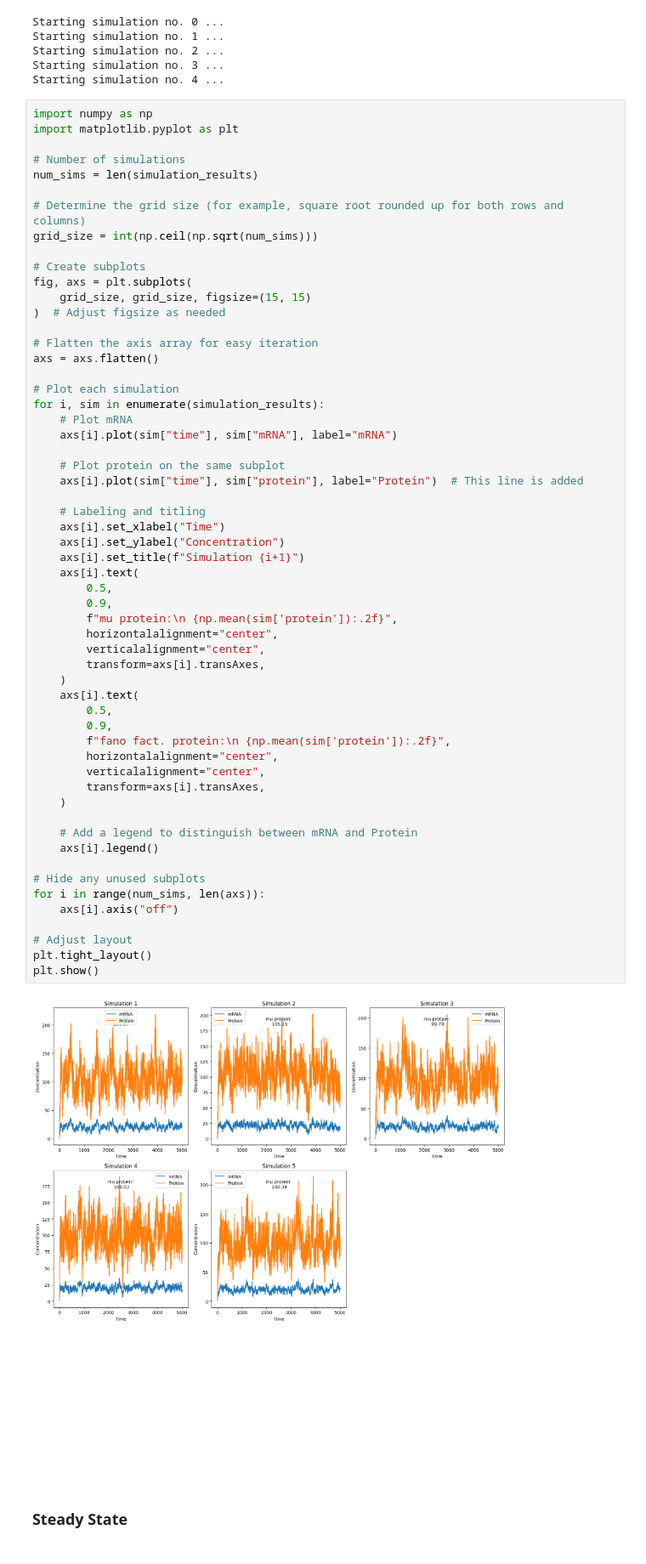
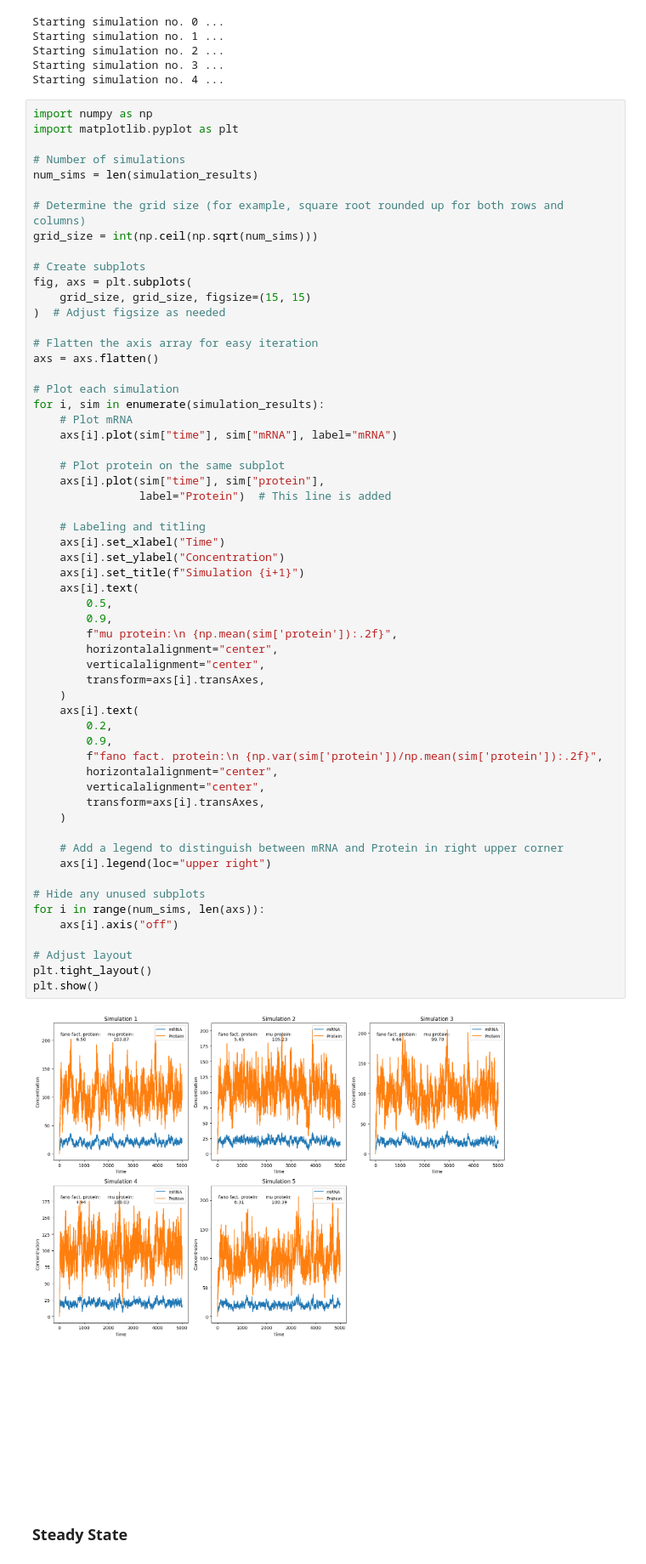
Before and after one commit to tdsone/mres-s3, a Jupyter notebook: ex4.ipynb, the cells around one changed output. Shown at 85% size. Saved outputs shown, nothing was run; the diff lists cells and outputs as text.

```diff
--- a/ex4.ipynb
+++ b/ex4.ipynb
@@ -59,41 +59,42 @@ for i, sim in enumerate(simulation_results):
     axs[i].plot(sim["time"], sim["mRNA"], label="mRNA")
 
     # Plot protein on the same subplot
-    axs[i].plot(sim["time"], sim["protein"], label="Protein")  # This line is added
+    axs[i].plot(sim["time"], sim["protein"],
+                label="Protein")  # This line is added
 
     # Labeling and titling
     axs[i].set_xlabel("Time")
     axs[i].set_ylabel("Concentration")
     axs[i].set_title(f"Simulation {i+1}")
     axs[i].text(
         0.5,
         0.9,
         f"mu protein:\n {np.mean(sim['protein']):.2f}",
         horizontalalignment="center",
         verticalalignment="center",
         transform=axs[i].transAxes,
     )
     axs[i].text(
-        0.5,
+        0.2,
         0.9,
-        f"fano fact. protein:\n {np.mean(sim['protein']):.2f}",
+        f"fano fact. protein:\n {np.var(sim['protein'])/np.mean(sim['protein']):.2f}",
         horizontalalignment="center",
         verticalalignment="center",
         transform=axs[i].transAxes,
     )
 
-    # Add a legend to distinguish between mRNA and Protein
-    axs[i].legend()
+    # Add a legend to distinguish between mRNA and Protein in right upper corner
+    axs[i].legend(loc="upper right")
 
 # Hide any unused subplots
 for i in range(num_sims, len(axs)):
     axs[i].axis("off")
 
 # Adjust layout
 plt.tight_layout()
 plt.show()
 # %% [output]
-[figure, old version]
+[figure, new version]
 # %% [markdown]
 ### Steady State
 # %%
```
